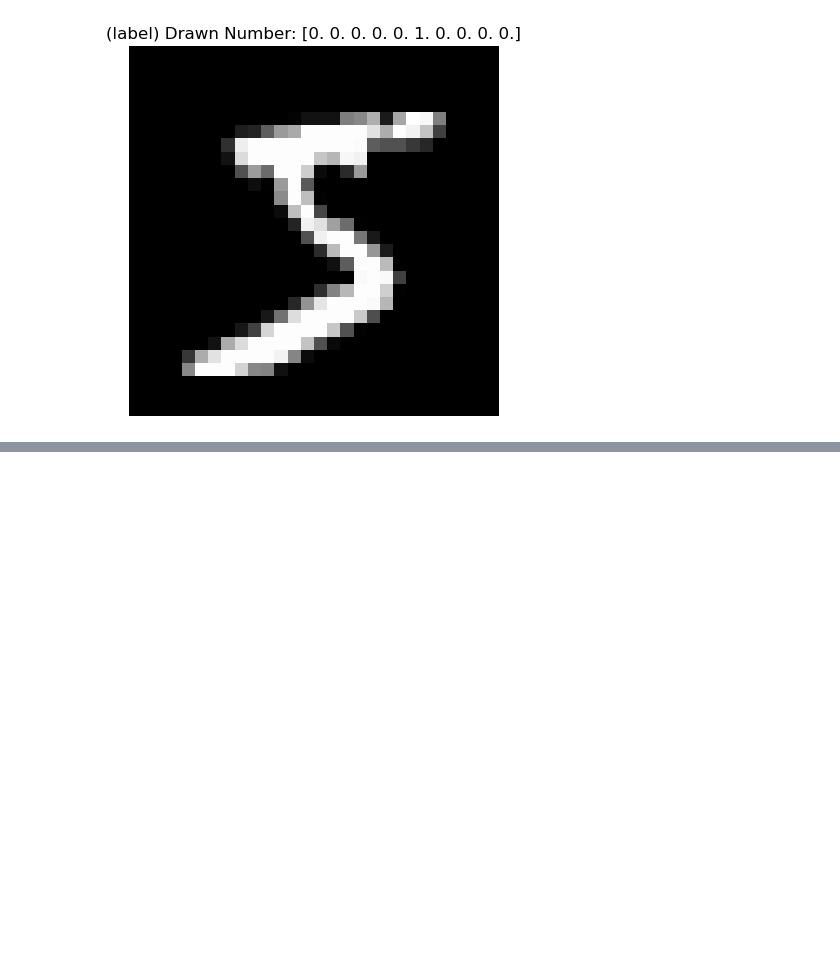
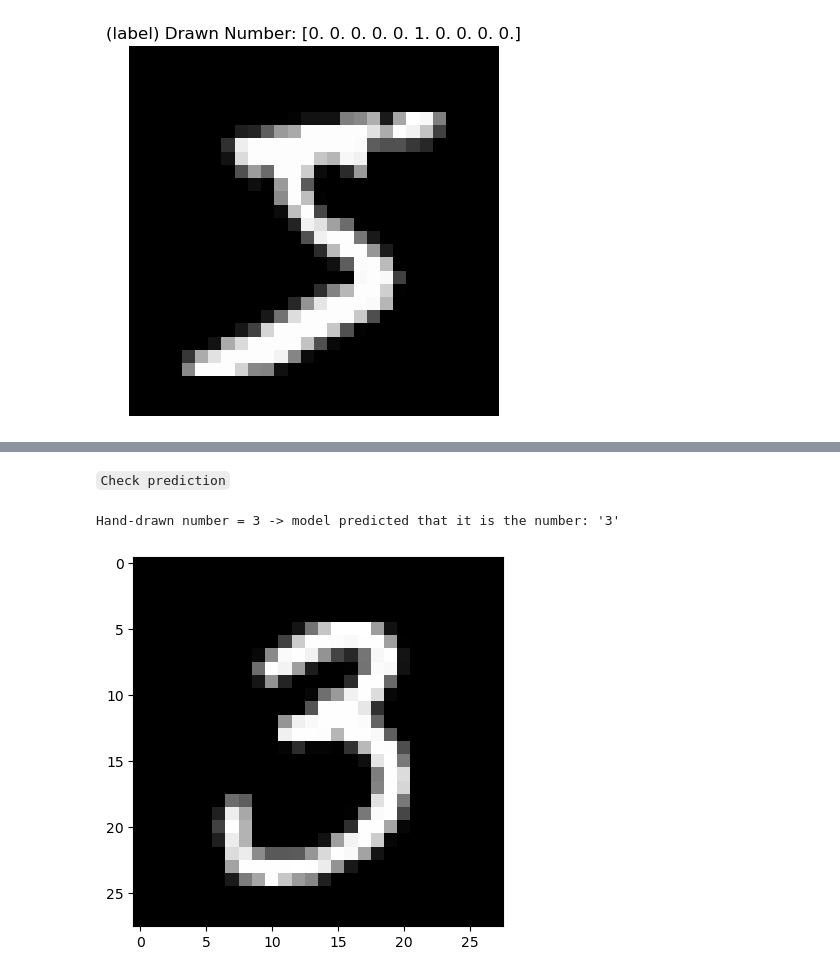
Before and after one commit to t20e/AI_projects_and_res, a Jupyter notebook: basic_ML/basic_NN_multi-class-classification.ipynb, the cells around one changed output, grey strips where cells are left out. Drawn from its saved outputs; the diff is of its cells as text; code cells hidden in the pictures; blank space fills up the shorter version.

```diff
--- a/basic_ML/basic_NN_multi-class-classification.ipynb
+++ b/basic_ML/basic_NN_multi-class-classification.ipynb
@@ -152,0 +219,11 @@ plt.show()
+# %%
+# Combine the 28x28 image pixels -> 784
+train_images = train_images.reshape(60_000, 784)
+# Transpose to get (Features, N)
+train_images = train_images.T
+
+# for the test set
+test_images = test_images.reshape(10_000, 784)
+test_images = test_images.T
+
+train_images.shape, test_images.shape
@@ -152,0 +248,6 @@ plt.show()
+# %%
+train_images = train_images / 255.0 # normalize -> broadcast across all images
+test_images = test_images / 255.0
+
+# What the value @ pixel 400 of one image looks like after normalizing
+train_images[:, 1][400]
@@ -152,0 +634,11 @@ plt.show()
+# %% [markdown]
+`Check prediction`
+# %%
+# Grab one of the test images that the model predicted on
+img_index = 90
+print( f"Hand-drawn number = {classes[np.argmax(one_hot_test_labels[: , img_index])]} -> model predicted that it is the number: '{classes[torch.argmax(trained_MNIST['Y_prediction_test'][:, img_index])]}'")
+plt.imshow(test_images[:, img_index].reshape((28, 28)), cmap='gray')
+plt.show()
+# %% [output]
+Hand-drawn number = 3 -> model predicted that it is the number: '3'
+[figure, added]
```
Also changed, not shown: parts of 42 cells of this notebook, 13 other files.
